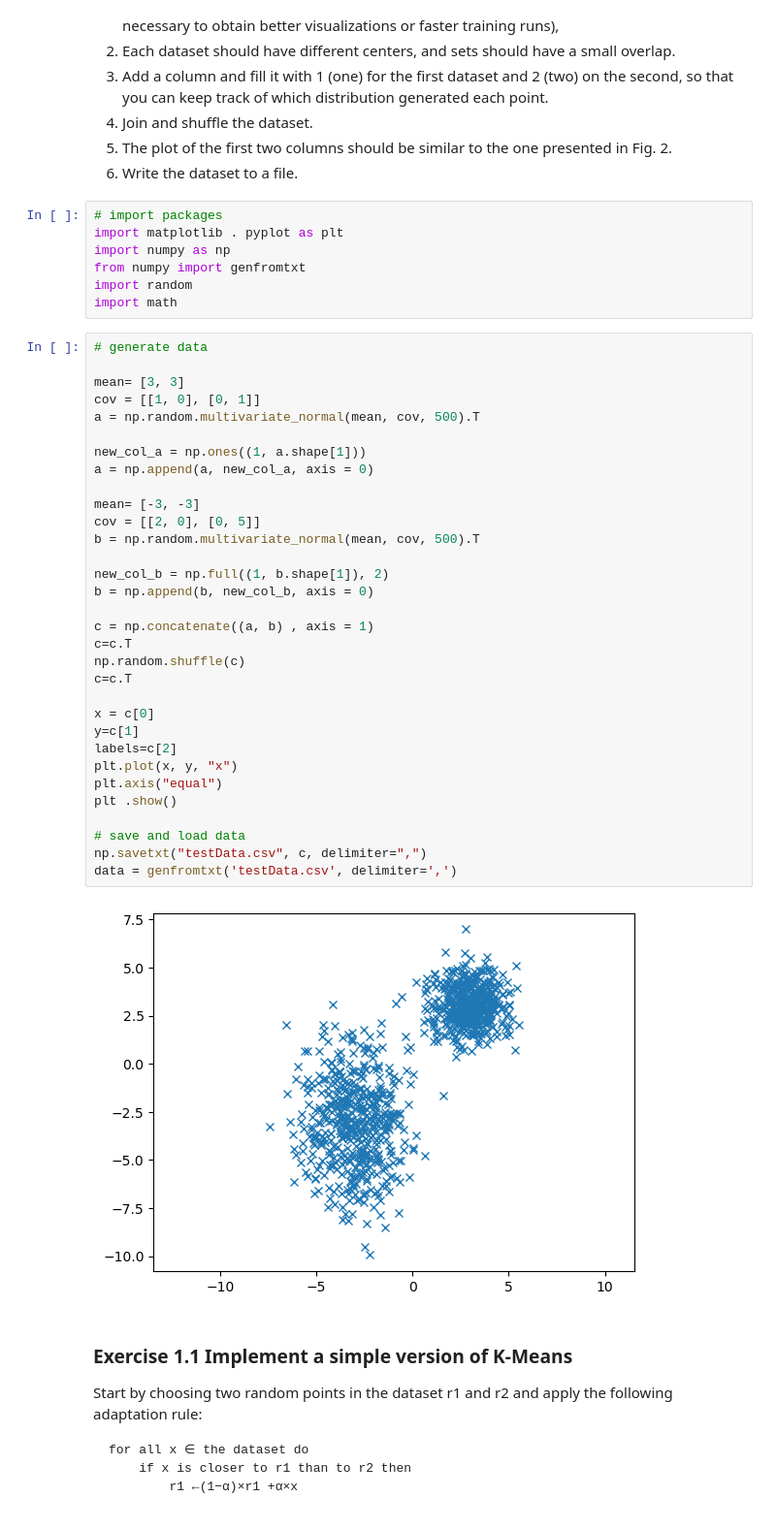
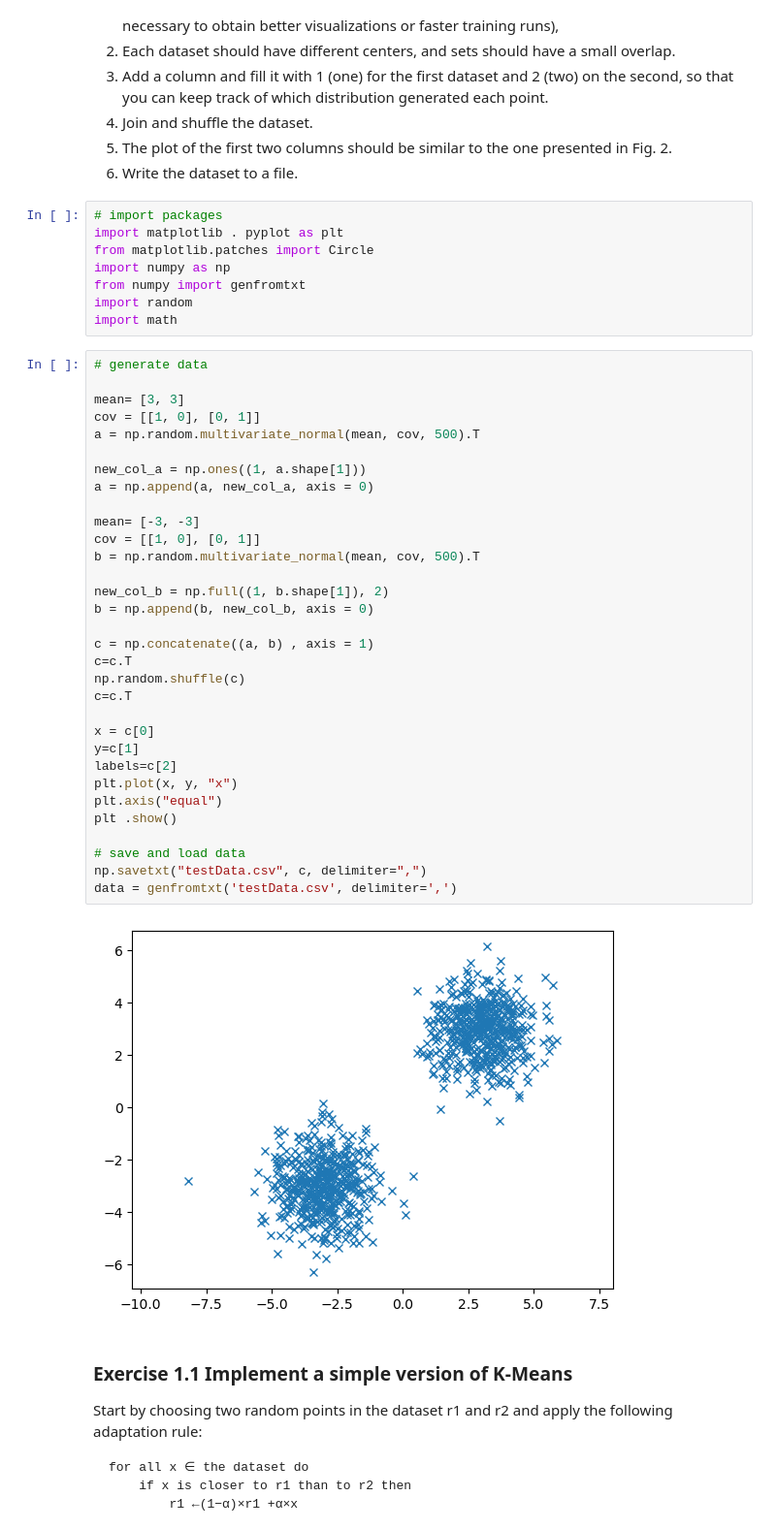
Before and after one commit to jelenameyer/IntroToMachineLearning, a Jupyter notebook: assignments/a1_unsupervised.ipynb, the cells around one changed output. Shown at 97% size. Saved outputs shown, nothing was run; the diff lists cells and outputs as text.

```diff
--- a/assignments/a1_unsupervised.ipynb
+++ b/assignments/a1_unsupervised.ipynb
@@ -14,6 +14,7 @@ Generate 2D points using a multivariate Gaussian distribution
 # %%
 # import packages
 import matplotlib . pyplot as plt
+from matplotlib.patches import Circle
 import numpy as np
 from numpy import genfromtxt
 import random
@@ -23,35 +24,35 @@ import math
 
 mean= [3, 3]
 cov = [[1, 0], [0, 1]]
 a = np.random.multivariate_normal(mean, cov, 500).T
 
 new_col_a = np.ones((1, a.shape[1]))
 a = np.append(a, new_col_a, axis = 0)
 
 mean= [-3, -3]
-cov = [[2, 0], [0, 5]]
+cov = [[1, 0], [0, 1]]
 b = np.random.multivariate_normal(mean, cov, 500).T
 
 new_col_b = np.full((1, b.shape[1]), 2)
 b = np.append(b, new_col_b, axis = 0)
 
 c = np.concatenate((a, b) , axis = 1)
 c=c.T
 np.random.shuffle(c)
 c=c.T
 
 x = c[0]
 y=c[1]
 labels=c[2]
 plt.plot(x, y, "x")
 plt.axis("equal")
 plt .show()
 
 # save and load data
 np.savetxt("testData.csv", c, delimiter=",")
 data = genfromtxt('testData.csv', delimiter=',')
 # %% [output]
-[figure, old version]
+[figure, new version]
 # %% [markdown]
 ### Exercise 1.1 Implement a simple version of K-Means
 
```
Also changed, not shown: parts of 7 cells of this notebook, 1 other file.
